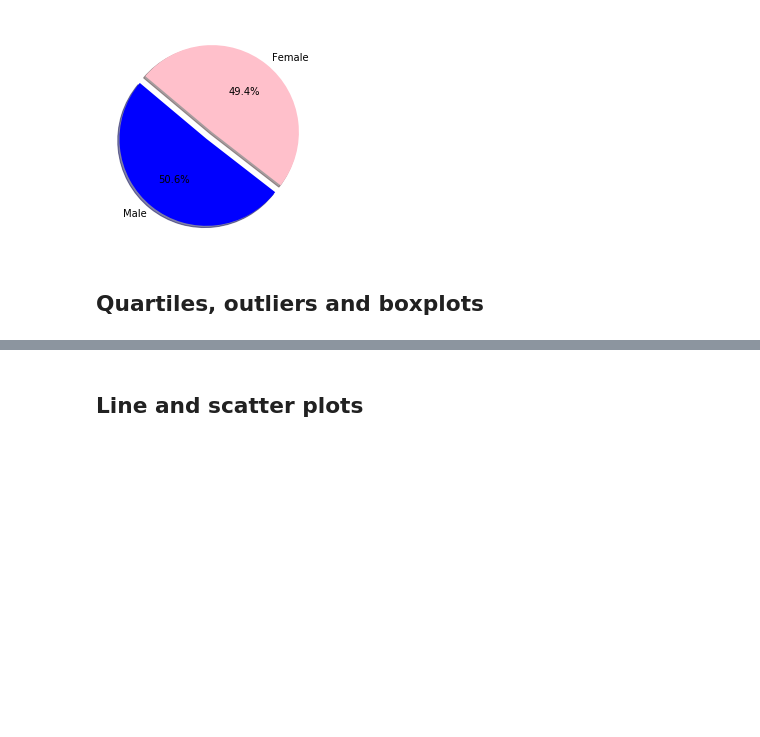
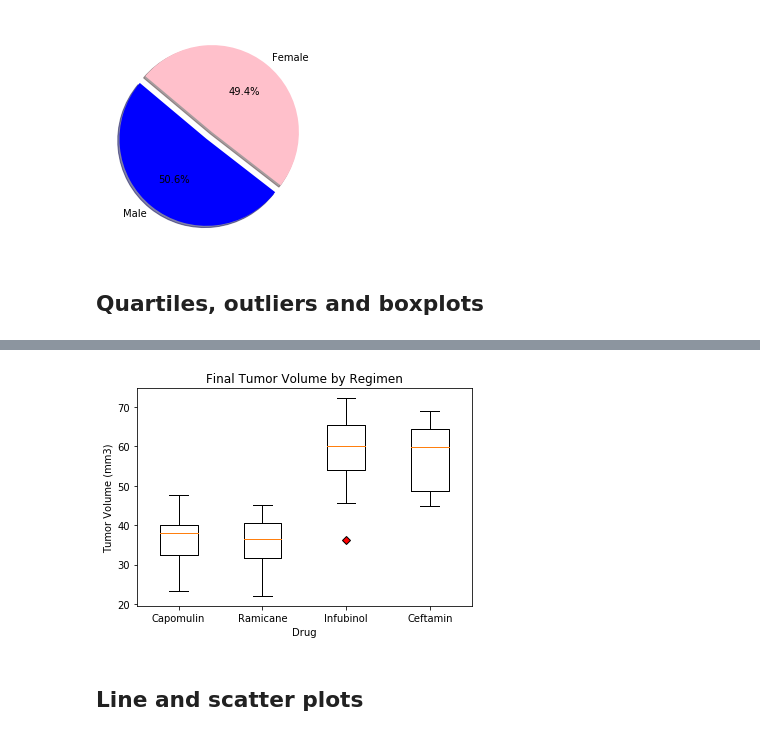
Before and after one commit to WillsHarris/Homework_WHH, a Jupyter notebook: Unit_5_Matplotlib_Pymaceuticals/pymaceuticals_starter.ipynb, the cells around one changed output, grey strips where cells are left out. Drawn from its saved outputs; the diff is of its cells as text; code cells hidden in the pictures; blank space fills up the shorter version.

```diff
--- a/Unit_5_Matplotlib_Pymaceuticals/pymaceuticals_starter.ipynb
+++ b/Unit_5_Matplotlib_Pymaceuticals/pymaceuticals_starter.ipynb
@@ -36,7 +37,7 @@ variance=[]
 st_dev=[]
 SEM=[]
 
-regimen_list=frames['Drug Regimen'].unique()
+regimen_list=df['Drug Regimen'].unique()
 for regimen in regimen_list:
     df_regimen = df.loc[df['Drug Regimen']==regimen]
 
@@ -125,11 +128,31 @@ plt.show()
 # %% [markdown]
 ## Quartiles, outliers and boxplots
 # %%
-# Calculate the final tumor volume of each mouse across four of the most promising treatment regimens. Calculate the IQR and quantitatively determine if there are any potential outliers.
+# Calculate the final tumor volume of each mouse across four of the most promising treatment regimens.
 promising_regimen = ["Capomulin", "Ramicane", "Infubinol", "Ceftamin"]
 mice = df["Mouse ID"].unique()
 
-for mouse in mice:
-    df_mouse = df.loc[df['Mouse ID']==mouse]
-    for regimen in promising_regimen:
-        df_promising_regimen = df_mouse.loc[df_mouse['Drug Regimen']==regimen]
+mouse_ID=[]
+vol_final=[]
+treatment=[]
+
+
+
+for regimen in promising_regimen:
+        df_promising_regimen = df.loc[df['Drug Regimen']==regimen]
+        for mouse in mice:
+            df_mouse = df_promising_regimen.loc[df_promising_regimen['Mouse ID']==mouse]
+            if len(df_mouse) != 0:
+                mouse_ID.append(mouse)
+                treatment.append(regimen)
+                vol_final.append(df_mouse.reset_index()["Tumor Volume (mm3)"][len(df_mouse)-1])
+
+
+
+df_vol_final=pd.DataFrame(
+    {"Mouse ID": mouse_ID,
+     "Drug Regimen": treatment,
+     "Final Tumor Volume (mm3)": vol_final
+    }).sort_values(by=["Final Tumor Volume (mm3)"])
+
+df_vol_final.head()
@@ -151,2 +214,14 @@ SyntaxError: invalid syntax (<ipython-input-293-e0d13e763182>, line 1)
+# %%
+# Generate a box plot of the final tumor volume of each mouse across four regimens of interest
+
+fig1, ax1 = plt.subplots()
+ax1.set_title('Final Tumor Volume by Regimen')
+ax1.set_xlabel('Drug')
+ax1.set_ylabel('Tumor Volume (mm3)')
+ax1.boxplot( [df_vol_final.loc[df_vol_final["Drug Regimen"]==regimen]["Final Tumor Volume (mm3)"] for regimen in promising_regimen], flierprops=dict(markerfacecolor='r', marker='D'))
+ax1.set_xticklabels(promising_regimen)
+plt.show()
+# %% [output]
+[figure, added]
 # %% [markdown]
 ## Line and scatter plots
```
Also changed, not shown: parts of 11 cells of this notebook, 3 other files.
